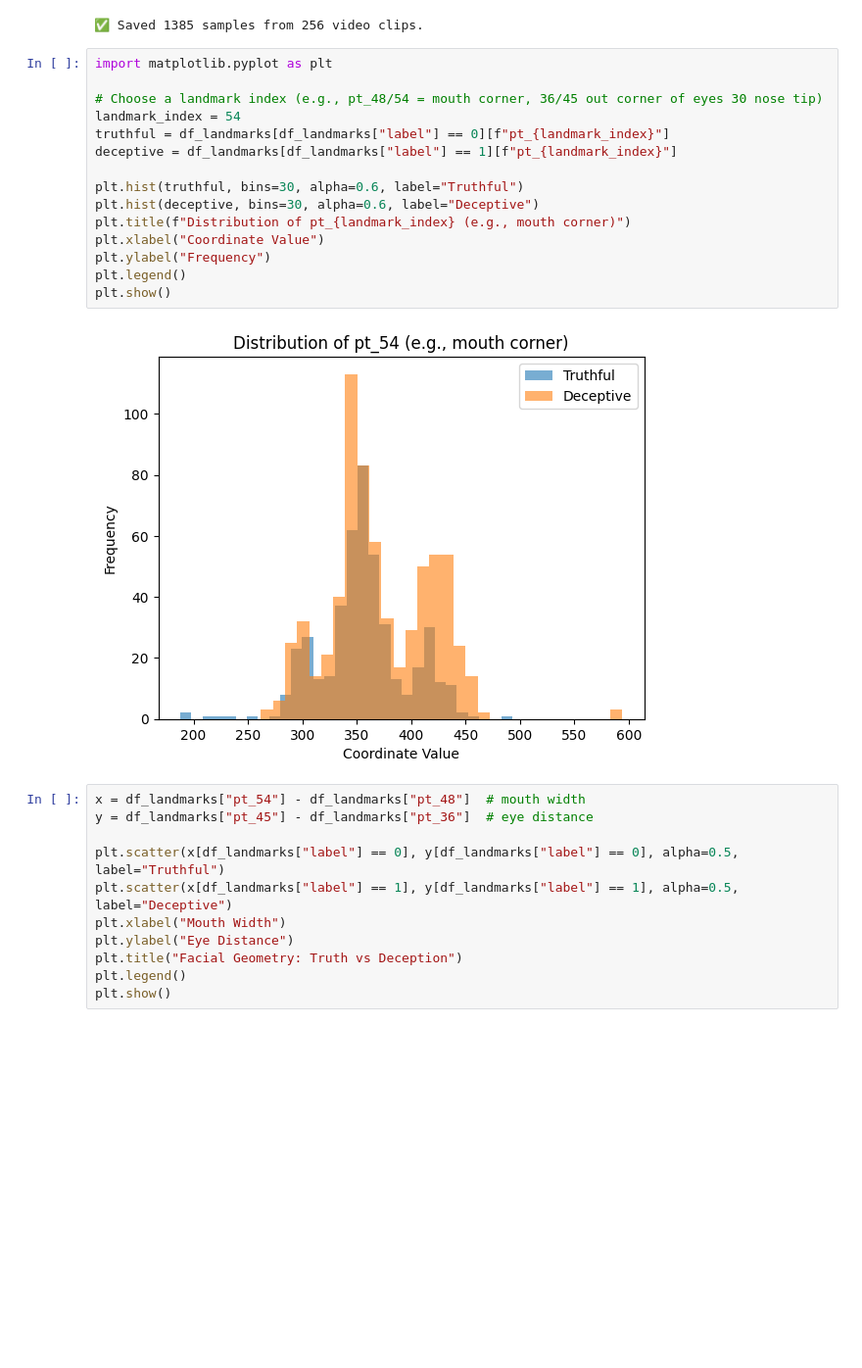
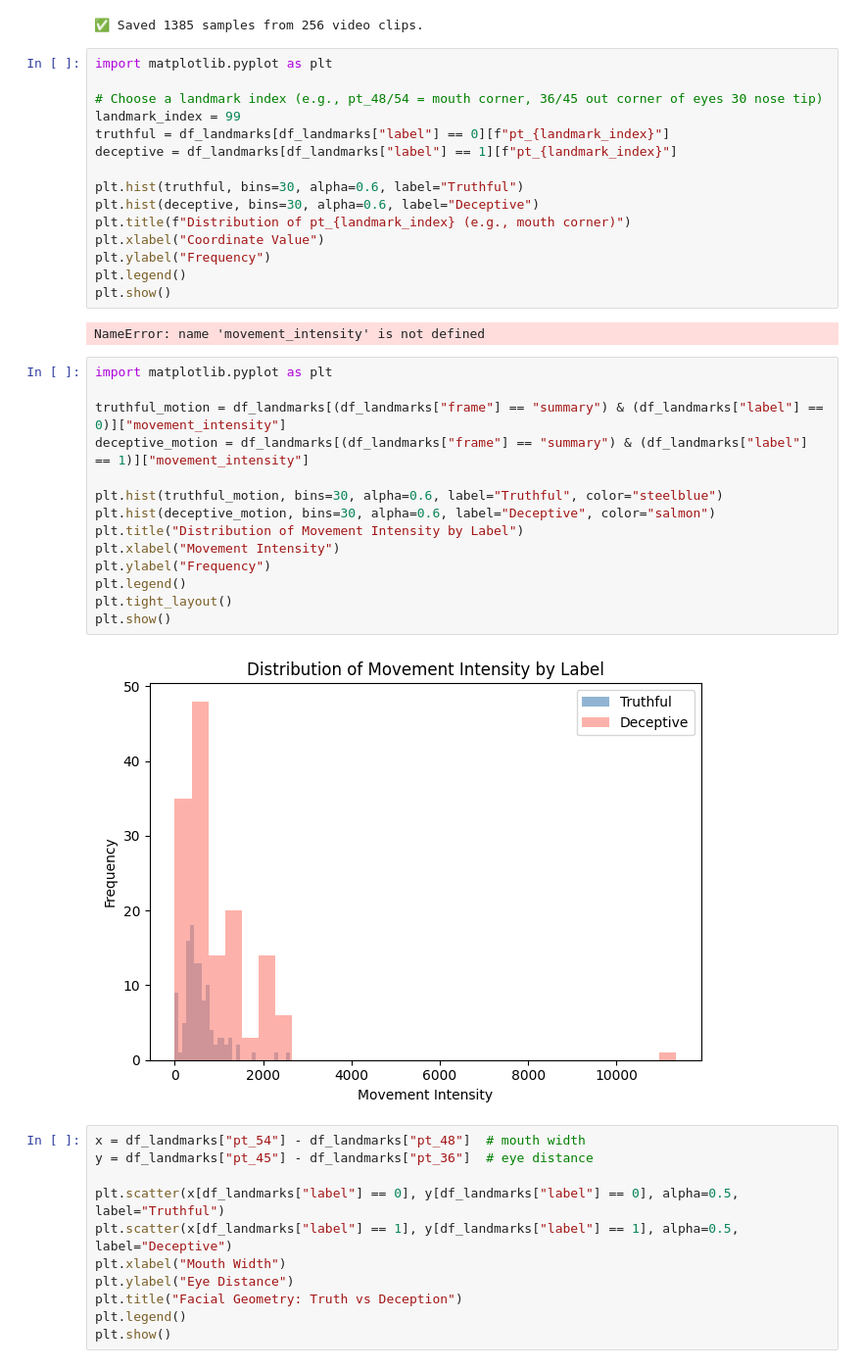
Before and after one commit to MartyBarrett/DecepTech, a Jupyter notebook: scripts/VideoExtract.ipynb, the cells around one changed output. Shown: that part at 98% size. Drawn from its saved outputs; the diff is of its cells as text; blank space fills up the shorter version.

```diff
--- a/scripts/VideoExtract.ipynb
+++ b/scripts/VideoExtract.ipynb
@@ -172,7 +172,7 @@ print(f"✅ Saved {len(df_landmarks)} samples from {len(labels_df)} video clips.
 import matplotlib.pyplot as plt
 
 # Choose a landmark index (e.g., pt_48/54 = mouth corner, 36/45 out corner of eyes 30 nose tip)
-landmark_index = 54
+landmark_index = 99
 truthful = df_landmarks[df_landmarks["label"] == 0][f"pt_{landmark_index}"]
 deceptive = df_landmarks[df_landmarks["label"] == 1][f"pt_{landmark_index}"]
 
@@ -184,7 +184,23 @@ plt.ylabel("Frequency")
 plt.legend()
 plt.show()
 # %% [output]
-[figure, removed]
+NameError: name 'movement_intensity' is not defined
+# %%
+import matplotlib.pyplot as plt
+
+truthful_motion = df_landmarks[(df_landmarks["frame"] == "summary") & (df_landmarks["label"] == 0)]["movement_intensity"]
+deceptive_motion = df_landmarks[(df_landmarks["frame"] == "summary") & (df_landmarks["label"] == 1)]["movement_intensity"]
+
+plt.hist(truthful_motion, bins=30, alpha=0.6, label="Truthful", color="steelblue")
+plt.hist(deceptive_motion, bins=30, alpha=0.6, label="Deceptive", color="salmon")
+plt.title("Distribution of Movement Intensity by Label")
+plt.xlabel("Movement Intensity")
+plt.ylabel("Frequency")
+plt.legend()
+plt.tight_layout()
+plt.show()
+# %% [output]
+[figure, added]
 # %%
 x = df_landmarks["pt_54"] - df_landmarks["pt_48"]  # mouth width
 y = df_landmarks["pt_45"] - df_landmarks["pt_36"]  # eye distance
```
Also changed, not shown: 54 other files.
